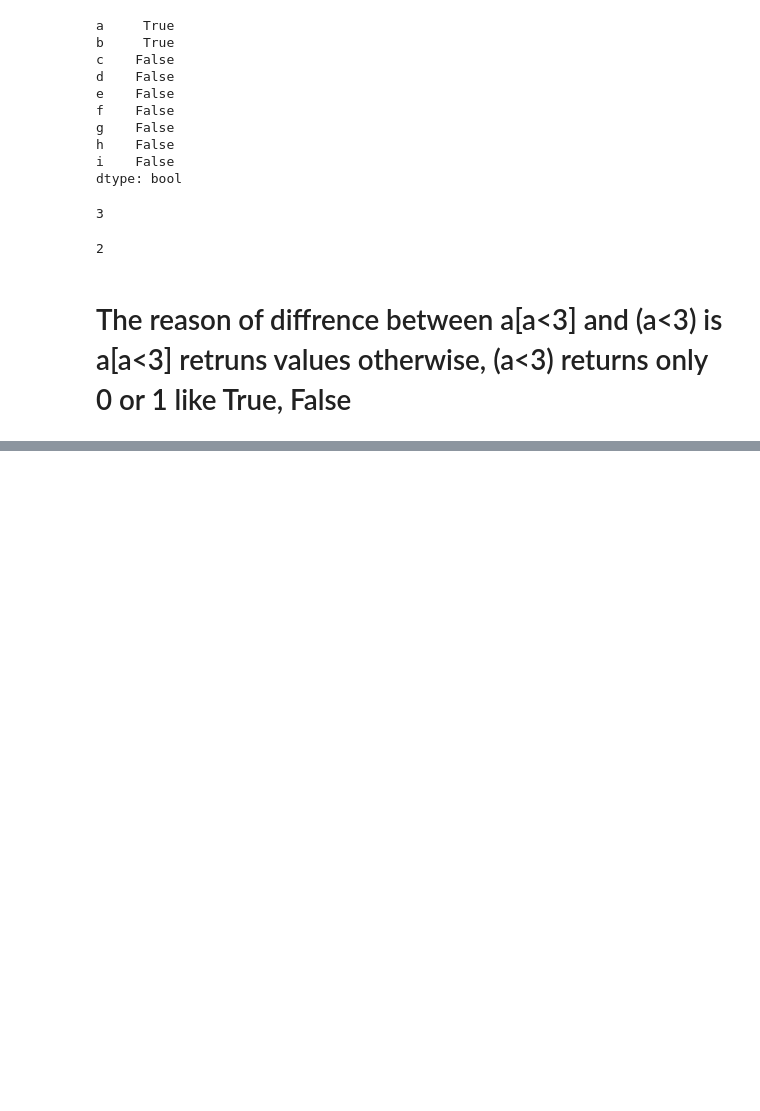
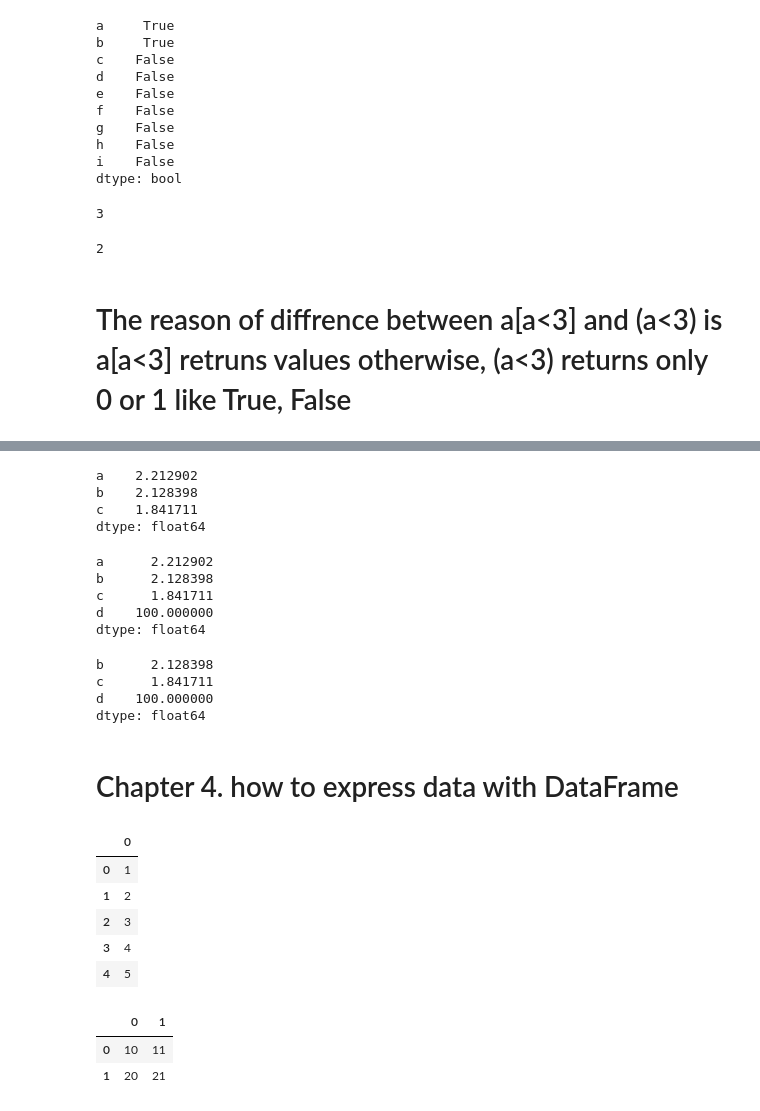
Before and after one commit to Ash-Stat/An-Si-Hyun, a Jupyter notebook: Pandas Practice_2020.ipynb, the cells around one changed output, grey strips where cells are left out. Drawn from its saved outputs; the diff is of its cells as text; code cells hidden in the pictures; blank space fills up the shorter version.

```diff
--- a/Pandas Practice_2020.ipynb
+++ b/Pandas Practice_2020.ipynb
@@ -688,0 +792,30 @@ a[a<3].sum()
+# %%
+np.random.seed(123456789)
+s=pd.Series(np.random.randn(3), index=['a','b','c'])
+s
+# %% [output]
+a    2.212902
+b    2.128398
+c    1.841711
+dtype: float64
+# %%
+#modify
+s['d']=100
+s
+# %% [output]
+a      2.212902
+b      2.128398
+c      1.841711
+d    100.000000
+dtype: float64
+# %%
+#del
+del(s['a'])
+s
+# %% [output]
+b      2.128398
+c      1.841711
+d    100.000000
+dtype: float64
+# %% [markdown]
+# Chapter 4. how to express data with DataFrame
@@ -688,0 +837,16 @@ a[a<3].sum()
+# %%
+pd.DataFrame(np.arange(1,6))
+# %% [output]
+|  | 0 |
+| 0 | 1 |
+| 1 | 2 |
+| 2 | 3 |
+| 3 | 4 |
+| 4 | 5 |
+# %%
+df=pd.DataFrame(np.array([[10,11],[20,21]]))
+df
+# %% [output]
+|  | 0 | 1 |
+| 0 | 10 | 11 |
+| 1 | 20 | 21 |
```
Also changed, not shown: parts of 27 cells of this notebook.
